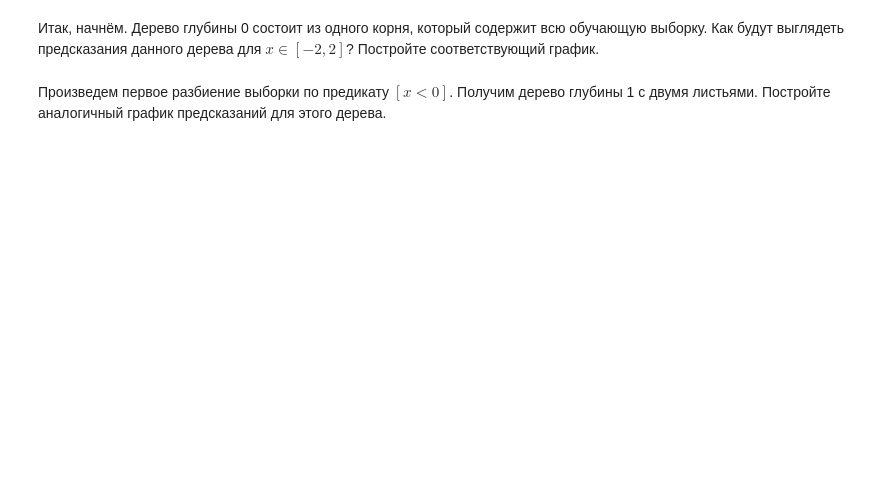
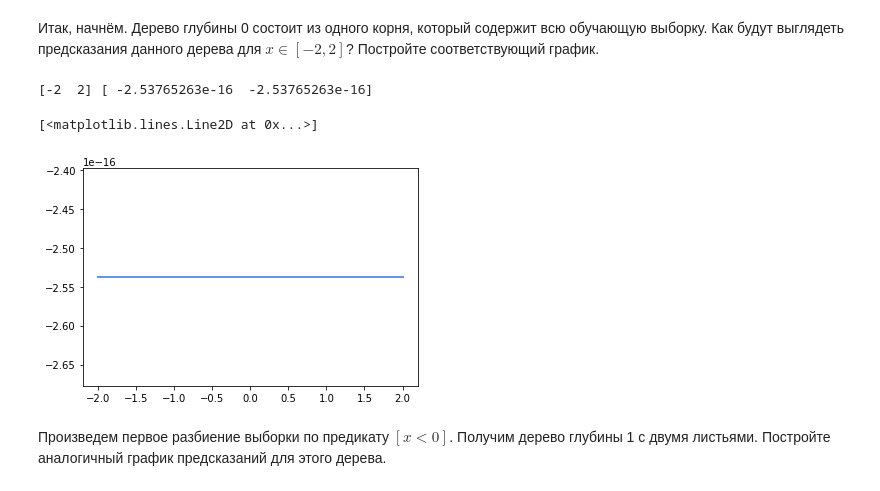
Before and after one commit to ditas/hw, a Jupyter notebook: jupyter_notebooks/homeworks/hw3_decision_trees.ipynb, the cells around one changed output. Saved outputs shown, nothing was run; the diff lists cells and outputs as text; code cells hidden in the pictures; blank space fills up the shorter version.

```diff
--- a/jupyter_notebooks/homeworks/hw3_decision_trees.ipynb
+++ b/jupyter_notebooks/homeworks/hw3_decision_trees.ipynb
@@ -43,0 +43,15 @@ plt.ylabel(r'$y$');
+# %%
+# ВЕРНО!
+# mean = sum(y)/7
+# То же самое значение среднего по массиву можно получить так:
+mean = np.mean(y)
+
+X = np.array([-2,2])
+y = np.empty(2)
+y.fill(mean)
+print(X, y)
+plt.plot(X.reshape(-1,1), y, color="cornflowerblue", label="max_depth=2", linewidth=2)
+# %% [output]
+[-2  2] [ -2.53765263e-16  -2.53765263e-16]
+[<matplotlib.lines.Line2D at 0x...>]
+[figure, added]
```
Also changed, not shown: parts of 12 cells of this notebook, 3 other files.
